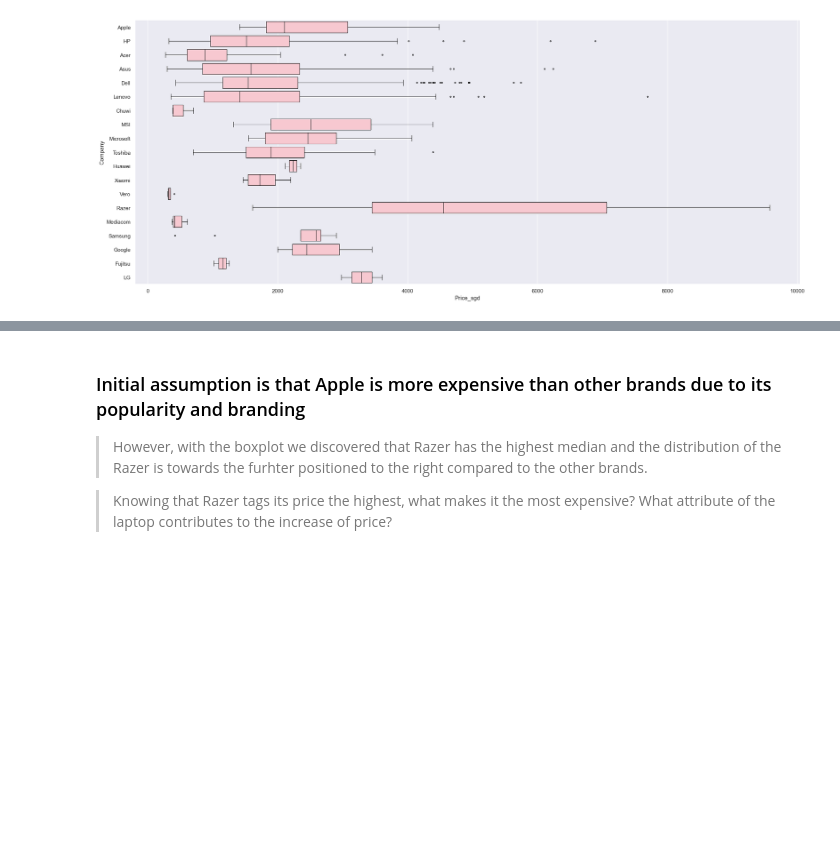
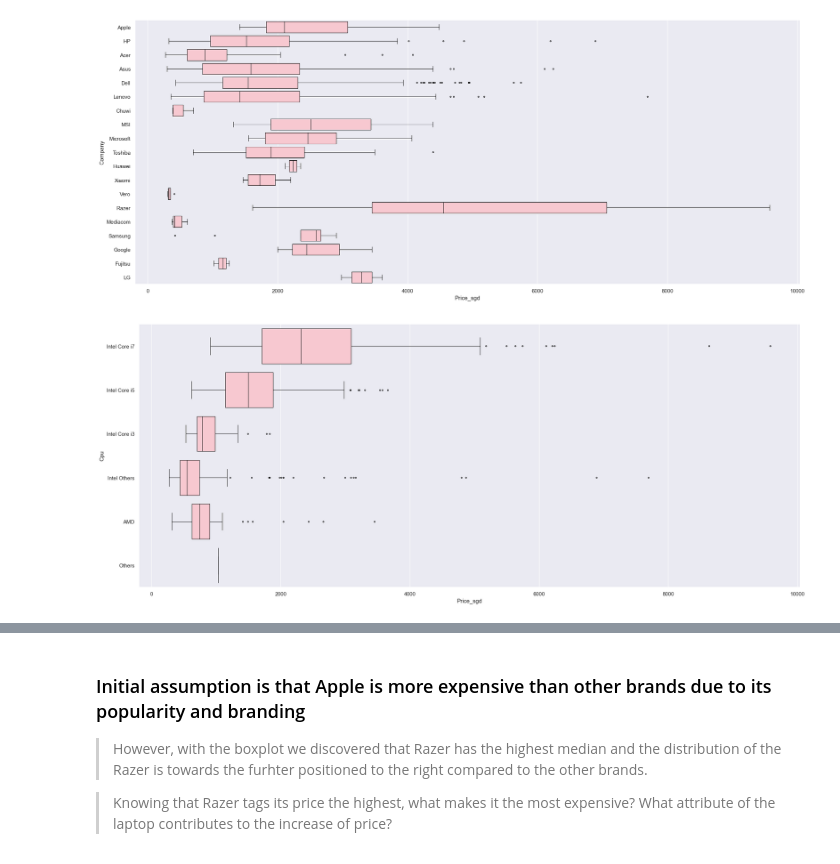
Before and after one commit to BrainrotFR/SC1015-MiniProject, a Jupyter notebook: Project_V1.ipynb, the cells around one changed output, grey strips where cells are left out. Drawn from its saved outputs; the diff is of its cells as text; code cells hidden in the pictures; blank space fills up the shorter version.

```diff
--- a/Project_V1.ipynb
+++ b/Project_V1.ipynb
@@ -159,0 +171,6 @@ plot_box(x = "Price_sgd", y = "Company",
+# %%
+plot_box(x = "Price_sgd", y = "Cpu",
+         subtitle = "Distributions, boxplots", color = "pink",
+         order = ["Intel Core i7", "Intel Core i5", "Intel Core i3", "Intel Others", "AMD", "Others"])
+# %% [output]
+[figure, added]
```
Also changed, not shown: parts of 4 cells of this notebook.
